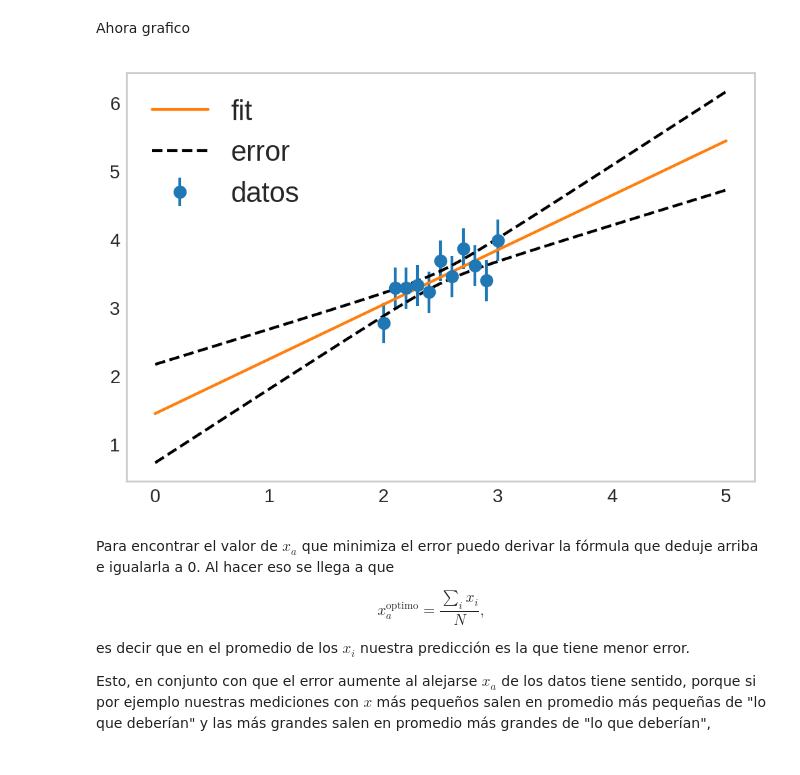
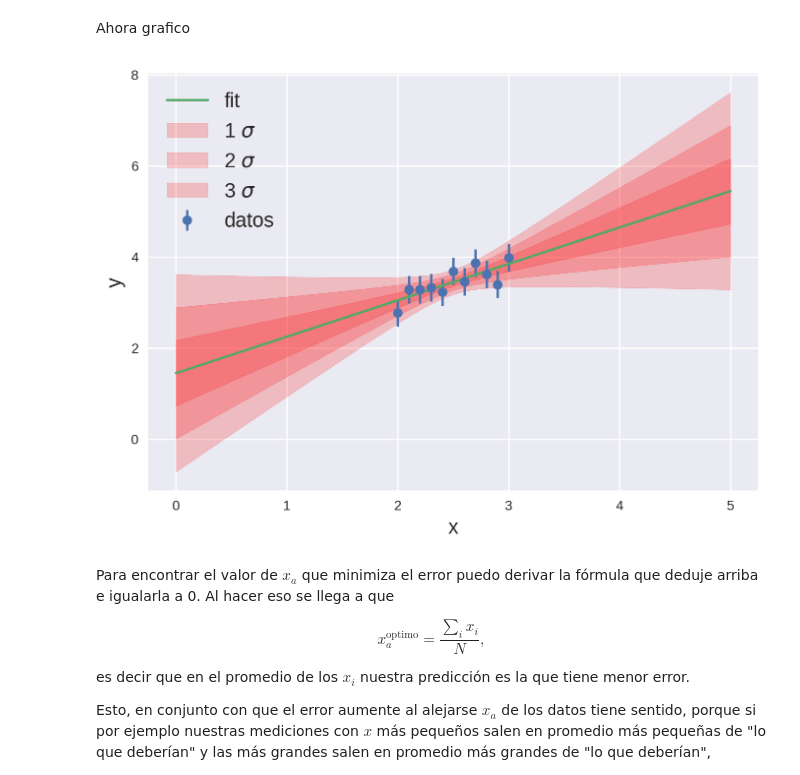
Before and after one commit to tdinapoli/mefe, a Jupyter notebook: tps/tp2/tp2-limpio.ipynb, the cells around one changed output. Saved outputs shown, nothing was run; the diff lists cells and outputs as text; code cells hidden in the pictures.

```diff
--- a/tps/tp2/tp2-limpio.ipynb
+++ b/tps/tp2/tp2-limpio.ipynb
@@ -11,7 +11,7 @@ import matplotlib.pyplot as plt
 import matplotlib as mpl
 import numpy as np
 import scipy.stats as ss
-plt.style.use('seaborn-whitegrid')
+plt.style.use('seaborn-v0_8')
 mpl.rcParams['figure.dpi'] = 200
 mpl.rcParams['legend.fontsize'] = 15
 mpl.rcParams['axes.labelsize'] = 15
@@ -161,20 +163,26 @@ def sigma_ya(xa, x_data, sigma, delta):
     return np.sqrt(resultado)
 
 xplot = np.linspace(0, 5, 100)
-yplot = sigma_ya(xplot, X, sigma, delta)
+yerr = sigma_ya(xplot, X, sigma, delta)
 # %% [markdown]
 Ahora grafico
 # %%
 n_sigmas = 1 # ~99% de CL
+yplot = np.array([np.ones(len(xplot)), xplot]).T @ A
 plt.errorbar(X,Y, fmt='o', yerr=0.3, label="datos")
 plt.plot([0, 5], np.array([[1,0],[1,5]])@A, label="fit")
-plt.plot(xplot, np.array([np.ones(len(xplot)), xplot]).T @ A + n_sigmas * yplot, color="k", linestyle="dashed", label="error")
-plt.plot(xplot, np.array([np.ones(len(xplot)), xplot]).T @ A - n_sigmas * yplot, color="k", linestyle="dashed")
-plt.grid()
-plt.legend()
+#plt.plot(xplot, yplot + n_sigmas * yerr, color="k", linestyle="dashed", label="error")
+#plt.plot(xplot, yplot - n_sigmas * yerr, color="k", linestyle="dashed")
+plt.fill_between(xplot, yplot + yerr, yplot - yerr, color='red', alpha=0.2, label="1 $\sigma$")
+plt.fill_between(xplot, yplot + 2*yerr, yplot - 2*yerr, color='red', alpha=0.2, label="2 $\sigma$")
+plt.fill_between(xplot, yplot + 3*yerr, yplot - 3*yerr, color='red', alpha=0.2, label="3 $\sigma$")
+#plt.grid()
+plt.legend(loc="upper left")
+plt.xlabel("x")
+plt.ylabel("y")
 plt.show()
 # %% [output]
-[figure, old version]
+[figure, new version]
 # %% [markdown]
 Para encontrar el valor de $x_a$ que minimiza el error puedo derivar la fórmula que deduje arriba e igualarla a 0. Al hacer eso se llega a que
 
```
Also changed, not shown: parts of 5 cells of this notebook.
